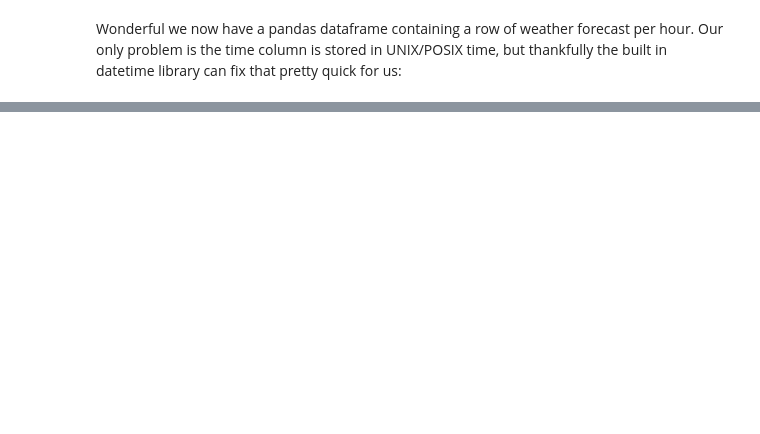
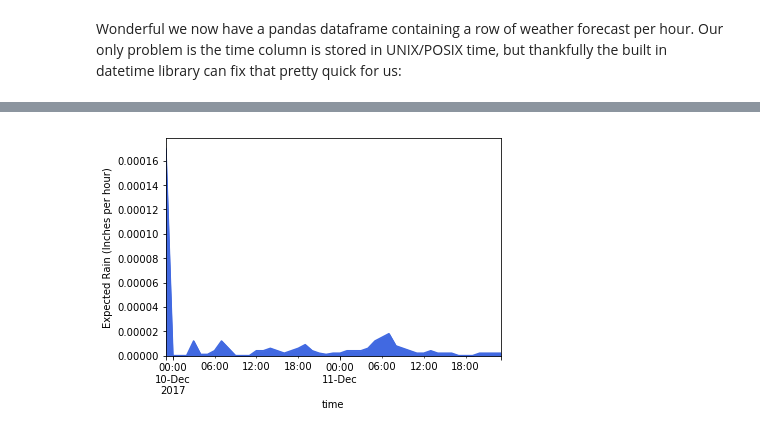
Before and after one commit to tvashtar/python_fun, a Jupyter notebook: email-weather-forecast/forecast_email_and_lights.ipynb, the cells around one changed output, grey strips where cells are left out. Cells and saved outputs as stored; diff of their text form; code cells hidden in the pictures; blank space fills up the shorter version.

```diff
--- a/email-weather-forecast/forecast_email_and_lights.ipynb
+++ b/email-weather-forecast/forecast_email_and_lights.ipynb
@@ -84,0 +100,6 @@ Wonderful now we can see that we have hourly forecasts for the next two days sta
+# %%
+ax = hourly_df.expected_precip.plot('area', style='royalblue')
+ax.set_ylabel('Expected Rain (Inches per hour)')
+ax = _
+# %% [output]
+[figure, added]
```
Also changed, not shown: parts of 29 cells of this notebook, 2 other files.
